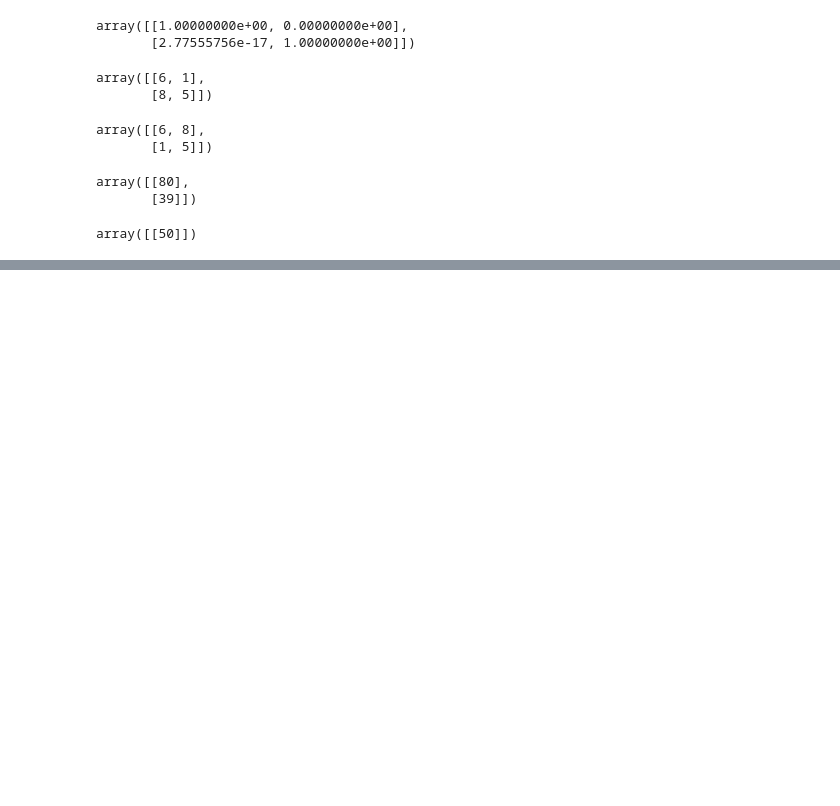
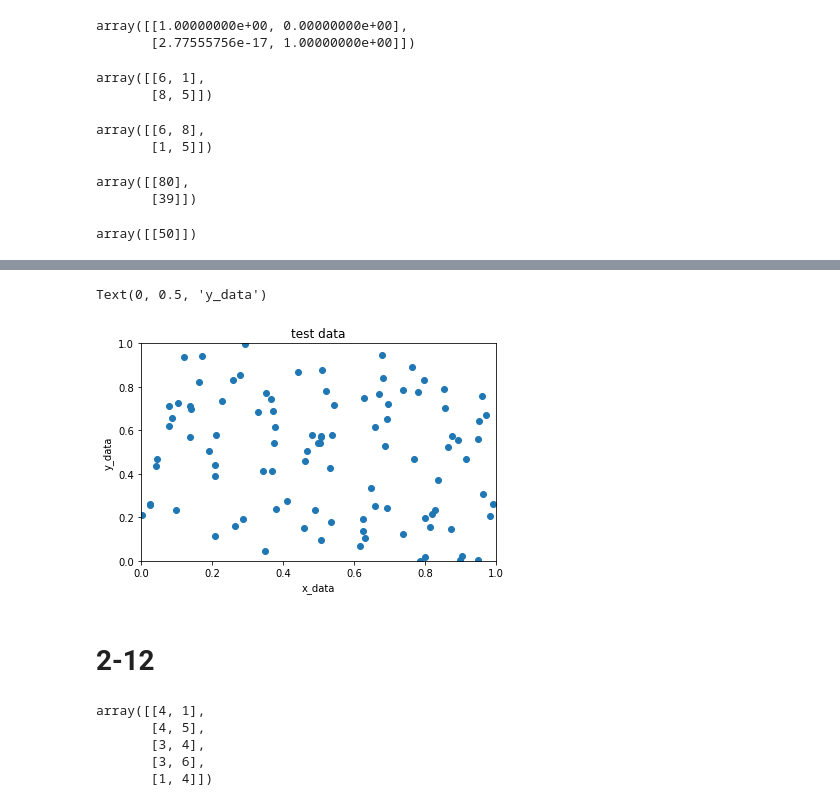
Before and after one commit to CentralEden/mlStudy, a Jupyter notebook: anaconda_tutorial.ipynb, the cells around one changed output, grey strips where cells are left out. Drawn from its saved outputs; the diff is of its cells as text; code cells hidden in the pictures; blank space fills up the shorter version.

```diff
--- a/anaconda_tutorial.ipynb
+++ b/anaconda_tutorial.ipynb
@@ -139,0 +328,21 @@ array([[ 7,  8,  9],
+# %%
+# X軸、Y軸に100個の０以上１未満の乱数セット
+data_x = np.random.rand(100)
+data_y = np.random.rand(100)
+# 散布図を表示
+Chart = plt.figure(figsize=(14,4))
+Chart01 = Chart.add_subplot(1,2,1)
+Chart01.scatter(data_x, data_y)
+# グラフの上部タイトル設定
+Chart01.set_title('test data')
+# グラフのX軸、Y軸に補油字する範囲を設定
+Chart01.set_xlim(0,1)
+Chart01.set_ylim(0,1)
+# グラフのX軸、Y軸に表示するラベルを設定
+Chart01.set_xlabel('x_data')
+Chart01.set_ylabel('y_data')
+# %% [output]
+Text(0, 0.5, 'y_data')
+[figure, added]
+# %% [markdown]
+# 2-12
@@ -139,0 +353,10 @@ array([[ 7,  8,  9],
+# %%
+# サイコロを二個転がした時の出目を二次元のarrayに格納する
+dices = np.random.randint(1,7,(5,2))
+dices
+# %% [output]
+array([[4, 1],
+       [4, 5],
+       [3, 4],
+       [3, 6],
+       [1, 4]])
```
Also changed, not shown: parts of 44 cells of this notebook.
